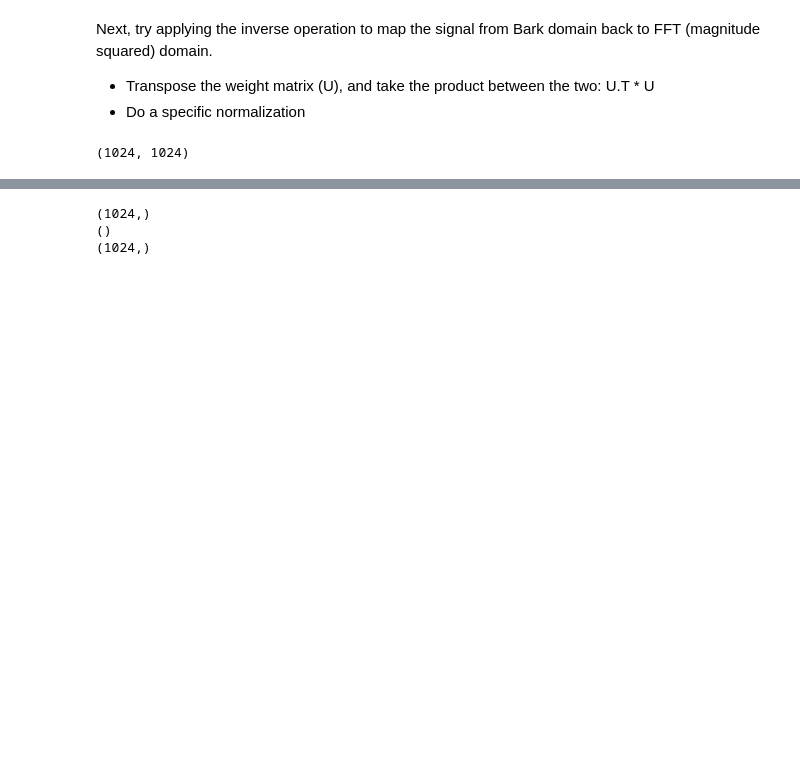
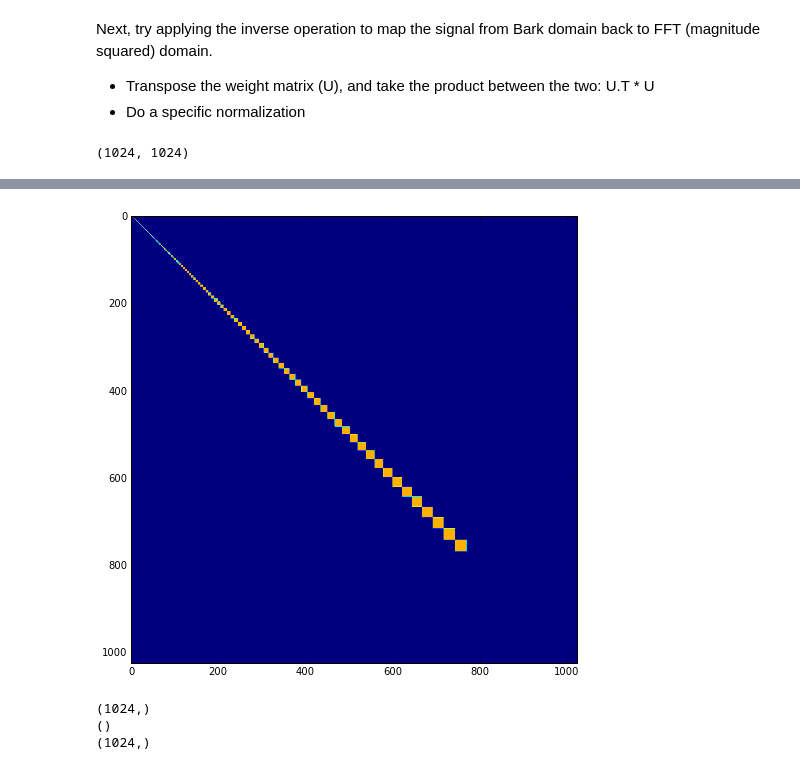
Before and after one commit to stephencwelch/Perceptual-Coding-In-Python, a Jupyter notebook: Explore Bark Domain.ipynb, the cells around one changed output, grey strips where cells are left out. Saved outputs shown, nothing was run; the diff lists cells and outputs as text; code cells hidden in the pictures; blank space fills up the shorter version.

```diff
--- a/Explore Bark Domain.ipynb
+++ b/Explore Bark Domain.ipynb
@@ -501,3 +506,13 @@ print Uu.shape
+# %%
+fig = plt.figure(0, (8,8))
+
+ax = fig.add_subplot(111)
+ax.imshow(Uu)
+ax.set_aspect('auto')
+#xlabel('DFT Bin')
+#ylabel('Frequency Band')
+# %% [output]
+[figure, added]
 # %%
 qq = sum(Uu,1)
 zz = mean(diag(Uu))/100
```
Also changed, not shown: parts of 32 cells of this notebook, 30 other files.
